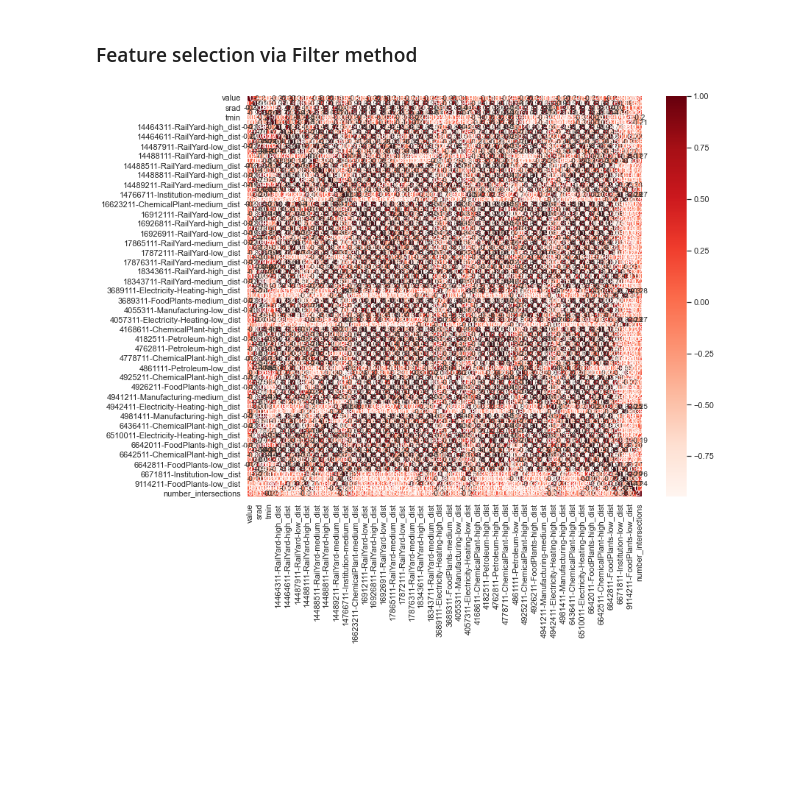
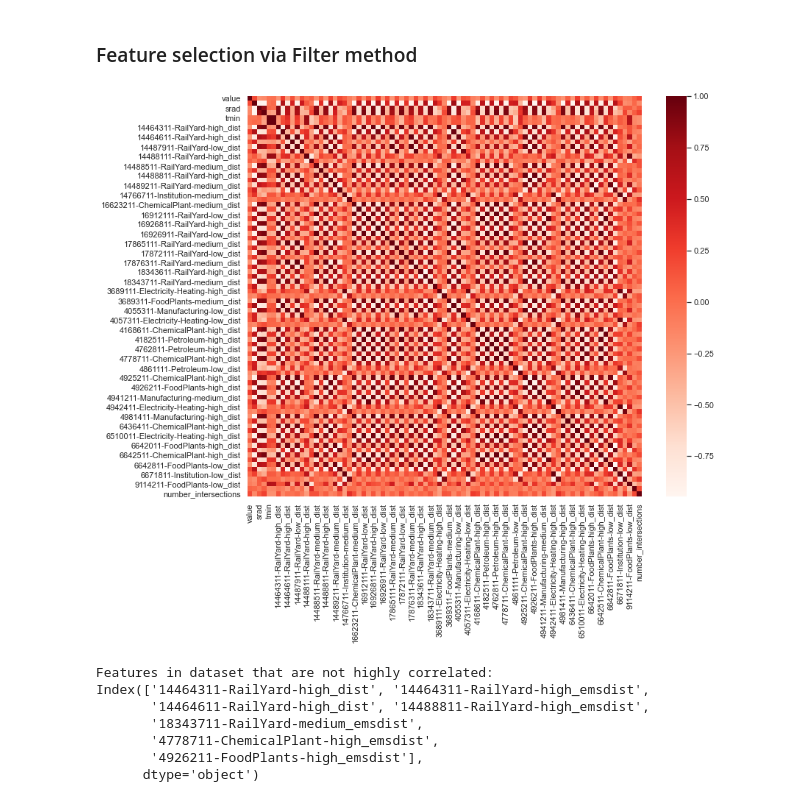
Before and after one commit to v4vigtory/Hyperlocal-Air-Quality-Prediction-in-Houston-neighborhoods, a Jupyter notebook: notebooks/models/standard_models.ipynb, the cells around one changed output. Drawn from its saved outputs; the diff is of its cells as text; code cells hidden in the pictures; blank space fills up the shorter version.

```diff
--- a/notebooks/models/standard_models.ipynb
+++ b/notebooks/models/standard_models.ipynb
@@ -512,36 +637,43 @@ Score with 51 features: -0.000000
 #Using Pearson Correlation
 plt.figure(figsize=(12,10))
 cor = df_merged.corr()
-sns.heatmap(cor, annot=True, cmap=plt.cm.Reds)
+sns.heatmap(cor, annot=False, cmap=plt.cm.Reds)
 plt.show()
 
 #Correlation with output variable
 cor_target = abs(cor["value"])
 #Selecting highly correlated features
 relevant_features = cor_target[(cor_target>0.2) & (cor_target != 1.0)]  # anything above 0.2 gives nothing
 relevant_features
 
 # removing features with high levels of multicollinearity
 selected_features_corr = df_merged[list(relevant_features.index)].corr()
 
 # identifying all the features that have a correlation higher than 0.90 or lower than -0.90 indicating a strong positive or negative correlation
 
 threshold_1 = 0.90
 threshold_2 = -0.90
 
 def features_high_corr(df_features_corr):
     columns = np.full((df_features_corr.shape[0],), True, dtype=bool)
     for i in range(df_features_corr.shape[0]):
         for j in range(i+1, df_features_corr.shape[0]):
             if (df_features_corr.iloc[i,j] >= threshold_1) | (df_features_corr.iloc[i,j] <= threshold_2) :
                 if columns[j]:
                     columns[j] = False
     selected_columns = df_features_corr.columns[columns]
     return selected_columns
 
 # list of features that are not highly correlated
 selected_features = features_high_corr(selected_features_corr)
 print("Features in dataset that are not highly correlated: ")
 print(selected_features)
 # %% [output]
-[figure, old version]
+[figure, new version]
+Features in dataset that are not highly correlated:
+Index(['14464311-RailYard-high_dist', '14464311-RailYard-high_emsdist',
+       '14464611-RailYard-high_dist', '14488811-RailYard-high_emsdist',
+       '18343711-RailYard-medium_emsdist',
+       '4778711-ChemicalPlant-high_emsdist',
+       '4926211-FoodPlants-high_emsdist'],
+      dtype='object')
```
Also changed, not shown: parts of 8 cells of this notebook.
